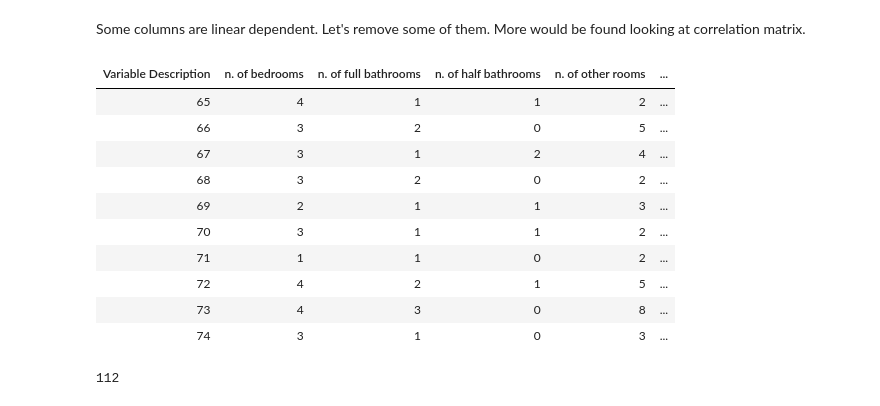
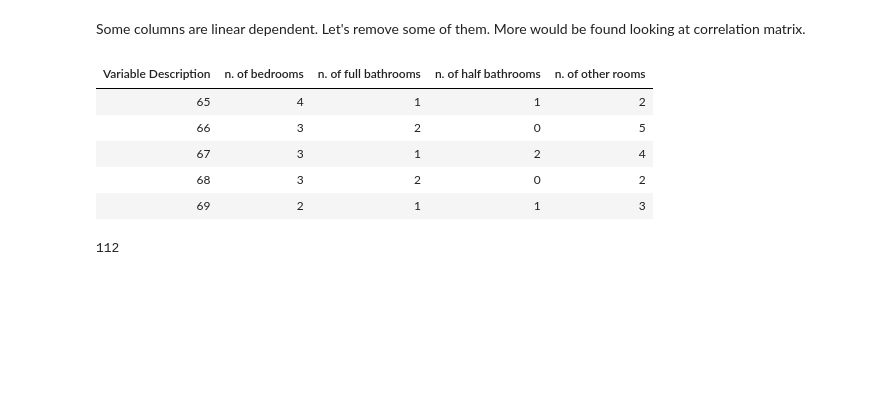
Before and after one commit to JuliaZozulia/Predicting_utilitiy_cost, a Jupyter notebook: Predicting residential utility costs based on attributes of the house .ipynb, the cells around one changed output. Drawn from its saved outputs; the diff is of its cells as text; code cells hidden in the pictures; blank space fills up the shorter version.

```diff
--- a/Predicting residential utility costs based on attributes of the house .ipynb
+++ b/Predicting residential utility costs based on attributes of the house .ipynb
@@ -91,9 +80,14 @@ df.head()
 # %%
 df['building america climate zone'] = df['building america climate zone'].astype('category')
+df.rename(columns={'total square footage (used for publication)': 'total square footage'}, inplace = True)
 # %%
-df.drop('census region', axis=1, inplace = True)
-df.drop('housing unit in census metropolitan statistical area or micropolitan statistical area', axis=1)
-df.drop('unique identifier for each respondent', axis=1, inplace = True)
+df.drop("census region", axis=1, inplace=True)
+df.drop(
+    "housing unit in census metropolitan statistical area or micropolitan statistical area",
+    axis=1,
+)
+df.drop("unique identifier for each respondent", axis=1, inplace=True)
+df.drop(columns=[x for x in X.columns if "2015" in x], inplace=True)
 # %% [markdown]
 ### Missing values
 Our data has no missing values, although t has a lot of 'Not applicable', like type of pool heating system for houses without a pool. Let's replace them with NaN.
@@ -190,17 +183,12 @@ X.filter(like='grill')[65:75]
 # %% [markdown]
 Some columns are linear dependent. Let's remove some of them. More would be found looking at correlation matrix.
 # %%
-X.filter(like='rooms')[65:75]
+X.filter(like="rooms")[65:70]
 # %% [output]
-| Variable Description | n. of bedrooms | n. of full bathrooms | n. of half bathrooms | n. of other rooms | ... |
-| 65 | 4 | 1 | 1 | 2 | ... |
-| 66 | 3 | 2 | 0 | 5 | ... |
-| 67 | 3 | 1 | 2 | 4 | ... |
-| 68 | 3 | 2 | 0 | 2 | ... |
-| 69 | 2 | 1 | 1 | 3 | ... |
-| 70 | 3 | 1 | 1 | 2 | ... |
-| 71 | 1 | 1 | 0 | 2 | ... |
-| 72 | 4 | 2 | 1 | 5 | ... |
-| 73 | 4 | 3 | 0 | 8 | ... |
-| 74 | 3 | 1 | 0 | 3 | ... |
+| Variable Description | n. of bedrooms | n. of full bathrooms | n. of half bathrooms | n. of other rooms |
+| 65 | 4 | 1 | 1 | 2 |
+| 66 | 3 | 2 | 0 | 5 |
+| 67 | 3 | 1 | 2 | 4 |
+| 68 | 3 | 2 | 0 | 2 |
+| 69 | 2 | 1 | 1 | 3 |
 # %%
```
Also changed, not shown: parts of 40 cells of this notebook.
